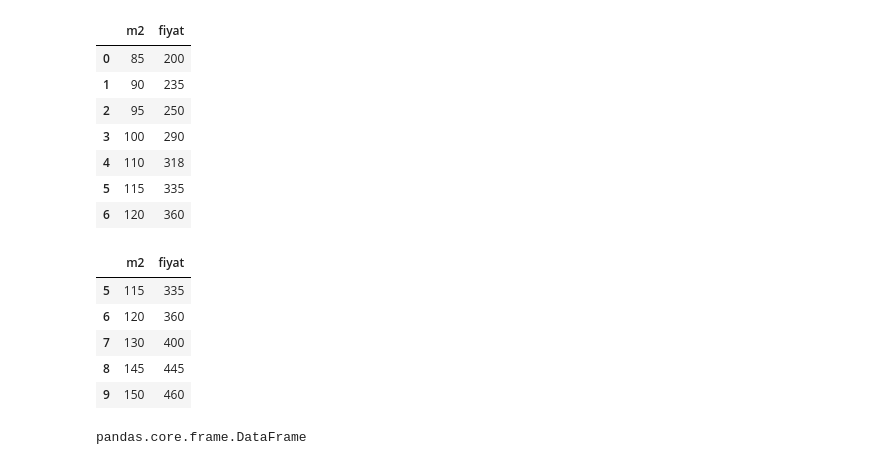
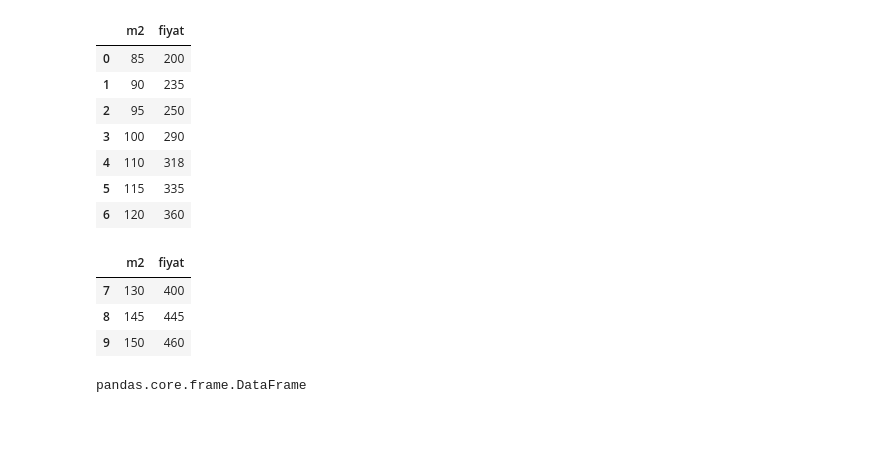
Before and after one commit to dronursevli/mlrepo, a Jupyter notebook: machine learning intro/ml_intro.ipynb, the cells around one changed output. Saved outputs shown, nothing was run; the diff lists cells and outputs as text; code cells hidden in the pictures; blank space fills up the shorter version.

```diff
--- a/machine learning intro/ml_intro.ipynb
+++ b/machine learning intro/ml_intro.ipynb
@@ -76,11 +83,9 @@ data.head(7)
 | 5 | 115 | 335 |
 | 6 | 120 | 360 |
 # %%
-data.tail()
+data.tail(3)
 # %% [output]
 |  | m2 | fiyat |
-| 5 | 115 | 335 |
-| 6 | 120 | 360 |
 | 7 | 130 | 400 |
 | 8 | 145 | 445 |
 | 9 | 150 | 460 |
```
Also changed, not shown: parts of 24 cells of this notebook.
